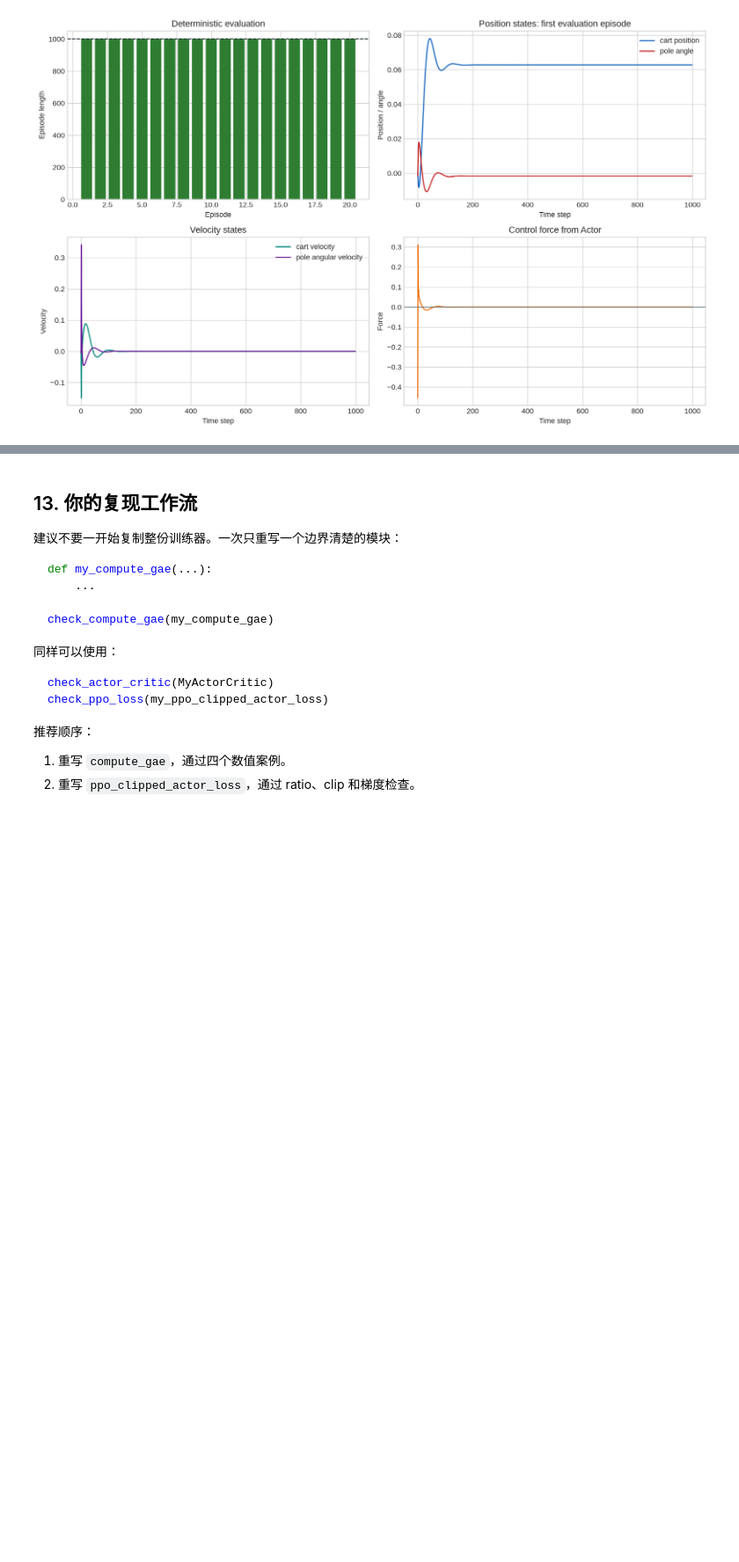
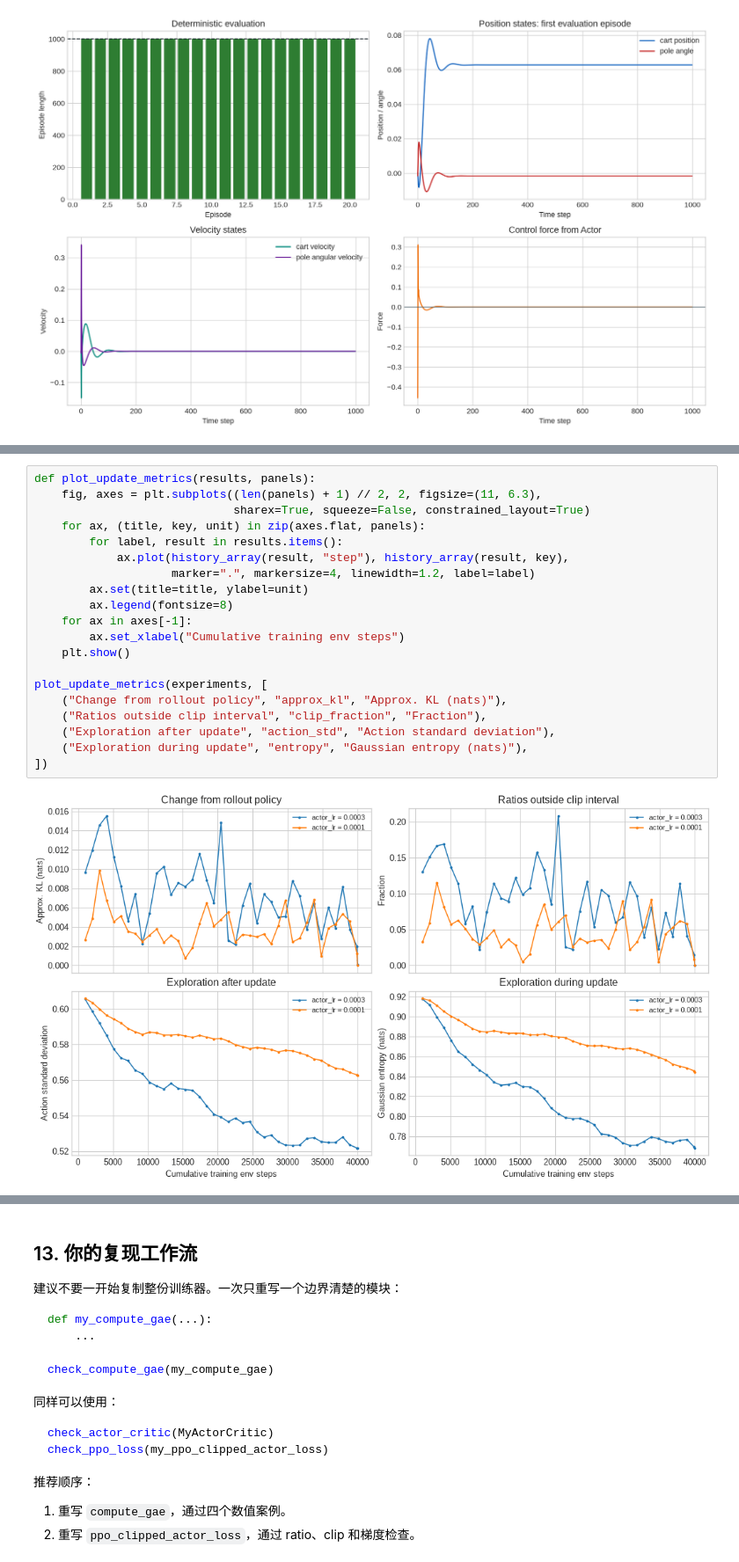
Before and after one commit to vtonto/ppo-inverted-pendulum, a Jupyter notebook: notebooks/07_self_contained_ppo_training.ipynb, the cells around one changed output, grey strips where cells are left out. Shown at 88% size. Drawn from its saved outputs; the diff is of its cells as text; blank space fills up the shorter version.

```diff
--- a/notebooks/07_self_contained_ppo_training.ipynb
+++ b/notebooks/07_self_contained_ppo_training.ipynb
@@ -1023,0 +1042,22 @@ Parameter experiments skipped. Set RUN_PARAMETER_EXPERIMENTS = True to run them.
+# %%
+def plot_update_metrics(results, panels):
+    fig, axes = plt.subplots((len(panels) + 1) // 2, 2, figsize=(11, 6.3),
+                             sharex=True, squeeze=False, constrained_layout=True)
+    for ax, (title, key, unit) in zip(axes.flat, panels):
+        for label, result in results.items():
+            ax.plot(history_array(result, "step"), history_array(result, key),
+                    marker=".", markersize=4, linewidth=1.2, label=label)
+        ax.set(title=title, ylabel=unit)
+        ax.legend(fontsize=8)
+    for ax in axes[-1]:
+        ax.set_xlabel("Cumulative training env steps")
+    plt.show()
+
+plot_update_metrics(experiments, [
+    ("Change from rollout policy", "approx_kl", "Approx. KL (nats)"),
+    ("Ratios outside clip interval", "clip_fraction", "Fraction"),
+    ("Exploration after update", "action_std", "Action standard deviation"),
+    ("Exploration during update", "entropy", "Gaussian entropy (nats)"),
+])
+# %% [output]
+[figure, added]
```
Also changed, not shown: parts of 12 cells of this notebook.
